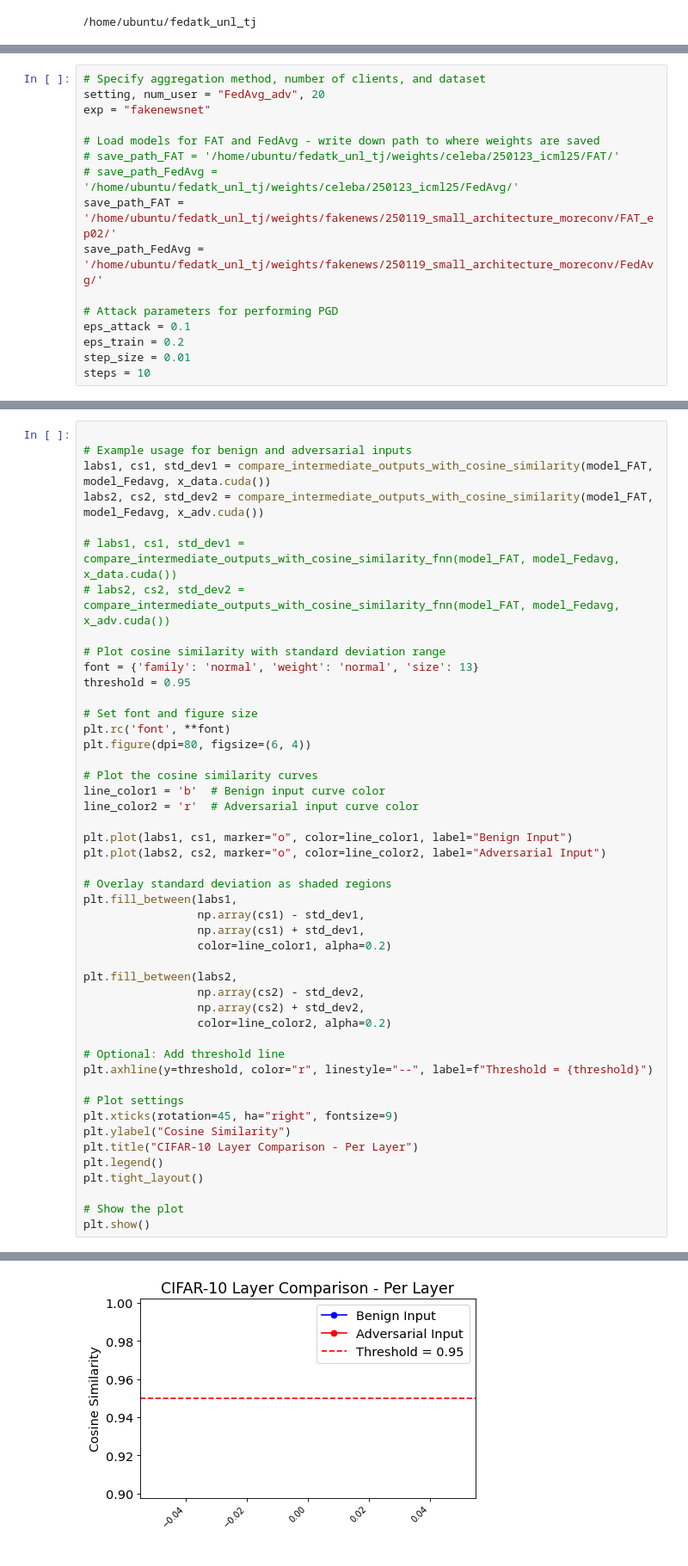
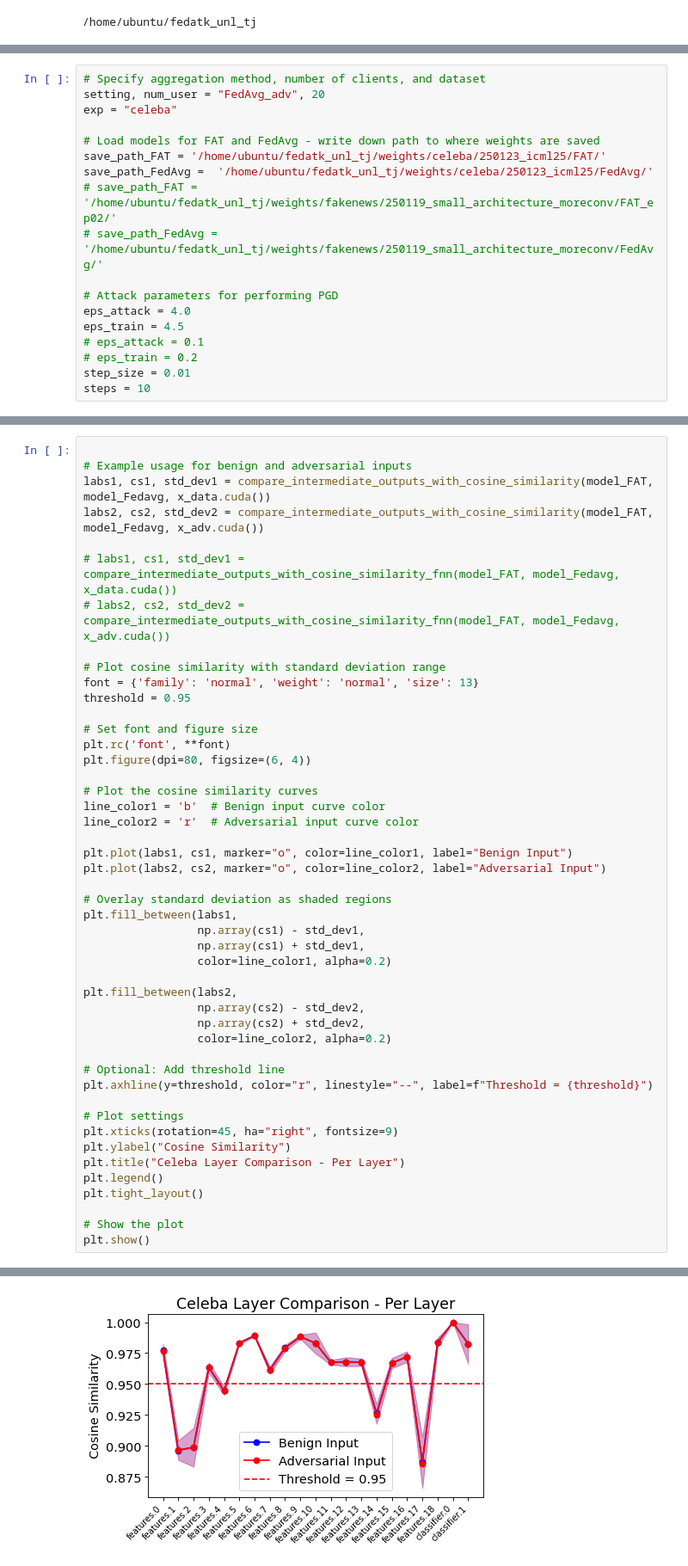
Before and after one commit to tj-kim/fedatk_unl_tj, a Jupyter notebook: icml25_exp/exp4_fig4_finding_layers.ipynb, the cells around one changed output, grey strips where cells are left out. Shown: that part at 86% size. Cells and saved outputs as stored; diff of their text form.

```diff
--- a/icml25_exp/exp4_fig4_finding_layers.ipynb
+++ b/icml25_exp/exp4_fig4_finding_layers.ipynb
@@ -39,17 +39,19 @@ from transfer_attacks.TA_utils import *
 # %%
 # Specify aggregation method, number of clients, and dataset
 setting, num_user = "FedAvg_adv", 20
-exp = "fakenewsnet"
+exp = "celeba"
 
 # Load models for FAT and FedAvg - write down path to where weights are saved
-# save_path_FAT = '/home/ubuntu/fedatk_unl_tj/weights/celeba/250123_icml25/FAT/'
-# save_path_FedAvg =  '/home/ubuntu/fedatk_unl_tj/weights/celeba/250123_icml25/FedAvg/'
-save_path_FAT = '/home/ubuntu/fedatk_unl_tj/weights/fakenews/250119_small_architecture_moreconv/FAT_ep02/'
-save_path_FedAvg =  '/home/ubuntu/fedatk_unl_tj/weights/fakenews/250119_small_architecture_moreconv/FedAvg/'
+save_path_FAT = '/home/ubuntu/fedatk_unl_tj/weights/celeba/250123_icml25/FAT/'
+save_path_FedAvg =  '/home/ubuntu/fedatk_unl_tj/weights/celeba/250123_icml25/FedAvg/'
+# save_path_FAT = '/home/ubuntu/fedatk_unl_tj/weights/fakenews/250119_small_architecture_moreconv/FAT_ep02/'
+# save_path_FedAvg =  '/home/ubuntu/fedatk_unl_tj/weights/fakenews/250119_small_architecture_moreconv/FedAvg/'
 
 # Attack parameters for performing PGD
-eps_attack = 0.1
-eps_train = 0.2
+eps_attack = 4.0
+eps_train = 4.5
+# eps_attack = 0.1
+# eps_train = 0.2
 step_size = 0.01
 steps = 10
 # %%
@@ -252,7 +269,7 @@ plt.axhline(y=threshold, color="r", linestyle="--", label=f"Threshold = {thresho
 # Plot settings
 plt.xticks(rotation=45, ha="right", fontsize=9)
 plt.ylabel("Cosine Similarity")
-plt.title("CIFAR-10 Layer Comparison - Per Layer")
+plt.title("Celeba Layer Comparison - Per Layer")
 plt.legend()
 plt.tight_layout()
 
@@ -266,4 +296,4 @@ Submodule Name                 Mean Cosine Similarity         Std Dev
-[figure, old version]
+[figure, new version]
 # %%
 model_Fedavg.state_dict().keys()
 # %% [output]
```
Also changed, not shown: parts of 9 cells of this notebook, 53 other files.
